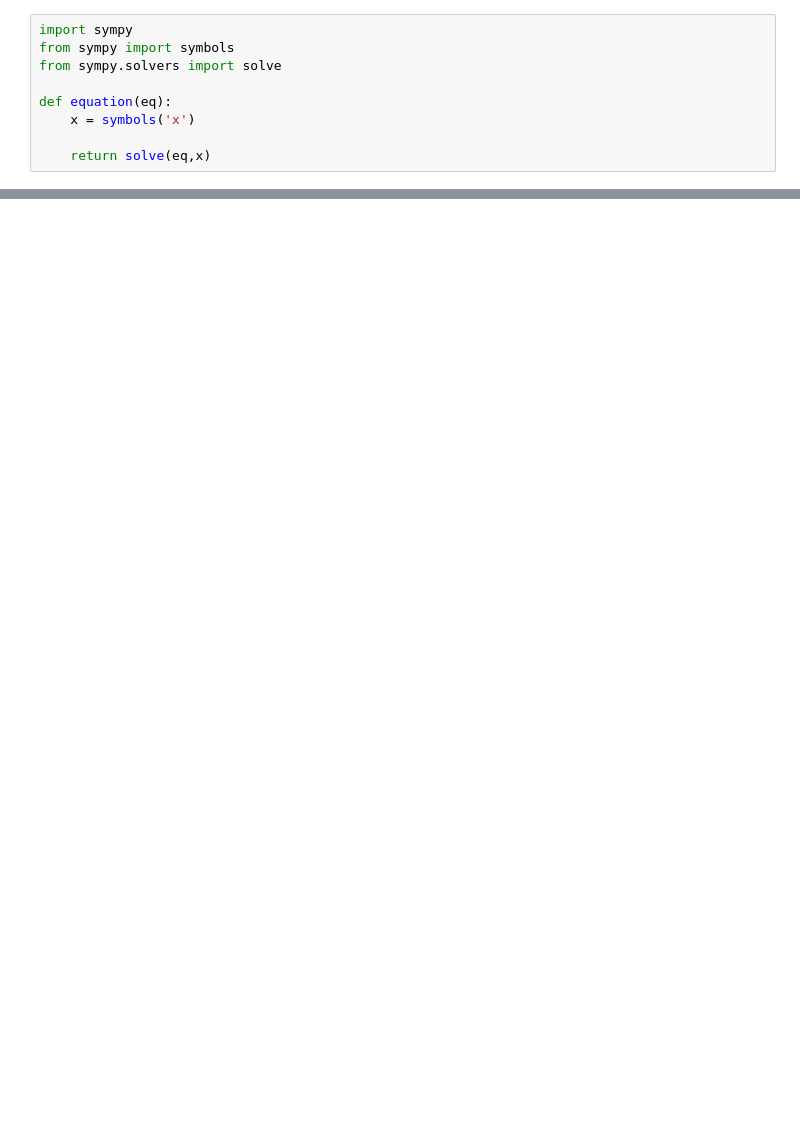
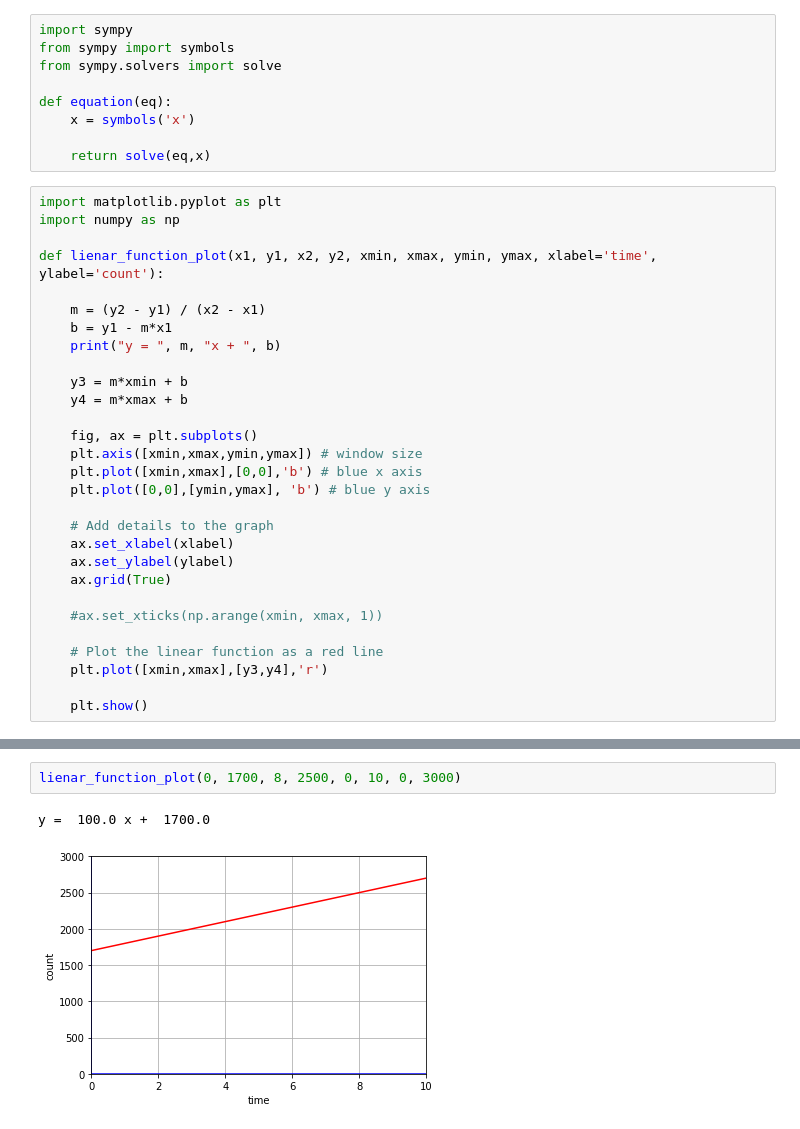
Before and after one commit to jayr0n/algebrawithpython, a Jupyter notebook: week5/linear_function.ipynb, the cells around one changed output, grey strips where cells are left out. Cells and saved outputs as stored; diff of their text form; blank space fills up the shorter version.

```diff
--- a/week5/linear_function.ipynb
+++ b/week5/linear_function.ipynb
@@ -7,3 +7,32 @@ def equation(eq):
     x = symbols('x')
 
     return solve(eq,x)
+# %%
+import matplotlib.pyplot as plt
+import numpy as np
+
+def lienar_function_plot(x1, y1, x2, y2, xmin, xmax, ymin, ymax, xlabel='time', ylabel='count'):
+
+    m = (y2 - y1) / (x2 - x1)
+    b = y1 - m*x1
+    print("y = ", m, "x + ", b)
+
+    y3 = m*xmin + b
+    y4 = m*xmax + b
+
+    fig, ax = plt.subplots()
+    plt.axis([xmin,xmax,ymin,ymax]) # window size
+    plt.plot([xmin,xmax],[0,0],'b') # blue x axis
+    plt.plot([0,0],[ymin,ymax], 'b') # blue y axis
+
+    # Add details to the graph
+    ax.set_xlabel(xlabel)
+    ax.set_ylabel(ylabel)
+    ax.grid(True)
+
+    #ax.set_xticks(np.arange(xmin, xmax, 1))
+
+    # Plot the linear function as a red line
+    plt.plot([xmin,xmax],[y3,y4],'r')
+
+    plt.show()
@@ -103,0 +177,5 @@ plt.show()
+# %%
+lienar_function_plot(0, 1700, 8, 2500, 0, 10, 0, 3000)
+# %% [output]
+y =  100.0 x +  1700.0
+[figure, added]
```
Also changed, not shown: parts of 5 cells of this notebook.
